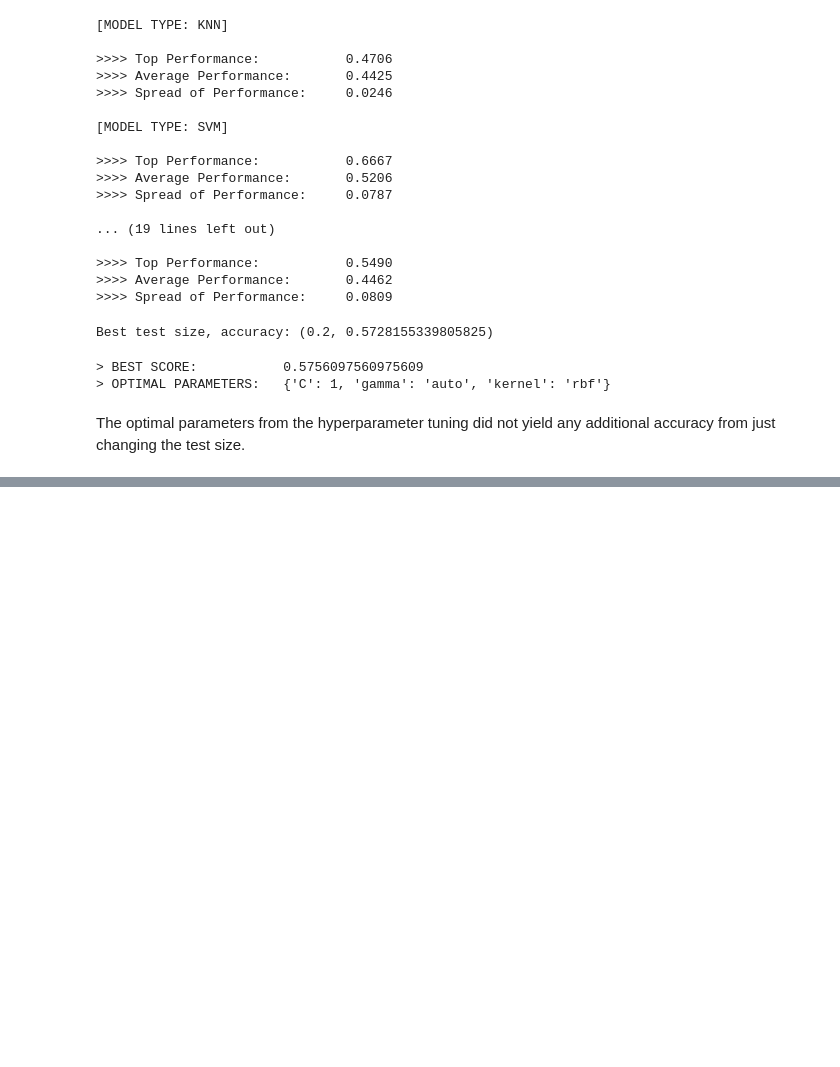
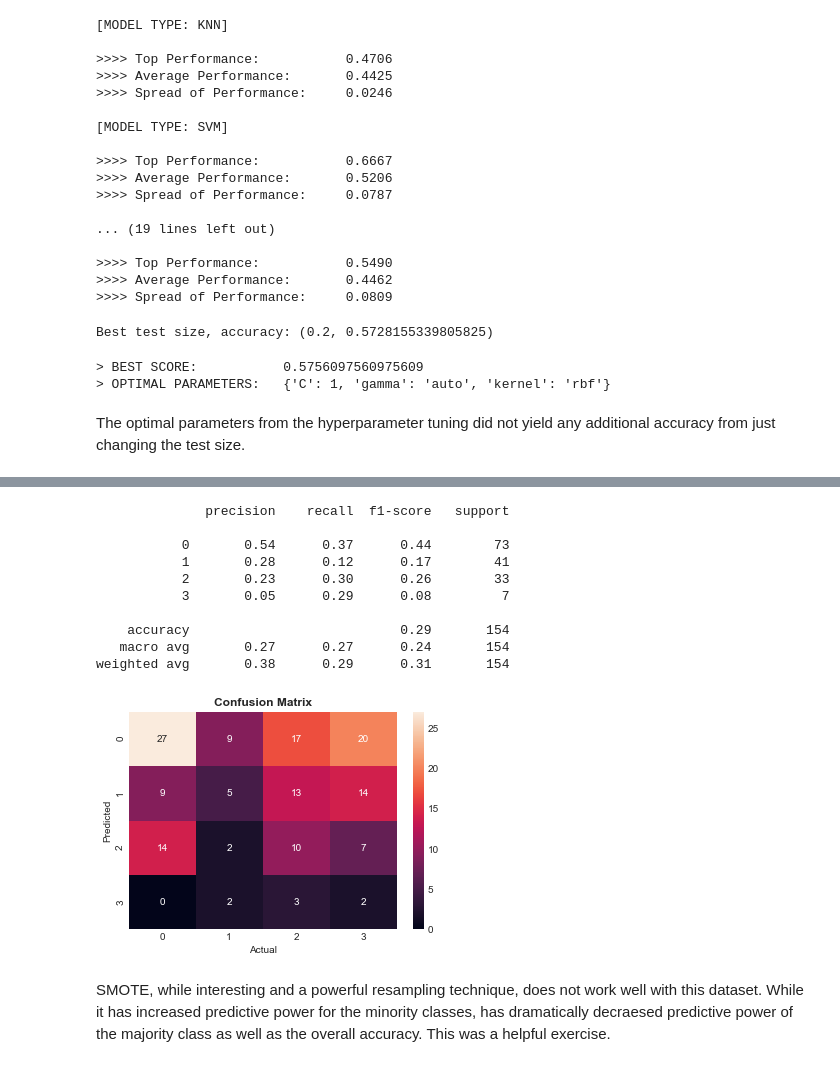
Before and after one commit to TrinityGahagen2K/flatiron-rapid-edas, a Jupyter notebook: rapid_research_reports/rapid_research_report_1_forest_fires.ipynb, the cells around one changed output, grey strips where cells are left out. Saved outputs shown, nothing was run; the diff lists cells and outputs as text; code cells hidden in the pictures; blank space fills up the shorter version.

```diff
--- a/rapid_research_reports/rapid_research_report_1_forest_fires.ipynb
+++ b/rapid_research_reports/rapid_research_report_1_forest_fires.ipynb
@@ -905,0 +977,25 @@ The best model I could come up with is just above a 50% accuracy, which is only
+# %%
+hypertuned_model = result_svc.best_estimator_
+hypertuned_model.fit(X_train_scaled, y_train_rs)
+
+y_pred = hypertuned_model.predict(X_test_scaled)
+
+print(classification_report(y_test, y_pred))
+sns.heatmap(confusion_matrix(y_test, y_pred), annot=True)
+plt.title('Confusion Matrix')
+plt.xlabel('Actual')
+plt.ylabel('Predicted');
+# %% [output]
+              precision    recall  f1-score   support
+
+           0       0.54      0.37      0.44        73
+           1       0.28      0.12      0.17        41
+           2       0.23      0.30      0.26        33
+           3       0.05      0.29      0.08         7
+
+    accuracy                           0.29       154
+   macro avg       0.27      0.27      0.24       154
+weighted avg       0.38      0.29      0.31       154
+[figure, added]
+# %% [markdown]
+SMOTE, while interesting and a powerful resampling technique, does not work well with this dataset. While it has increased predictive power for the minority classes, has dramatically decraesed predictive power of the majority class as well as the overall accuracy. This was a helpful exercise.
```
Also changed, not shown: parts of 9 cells of this notebook.
